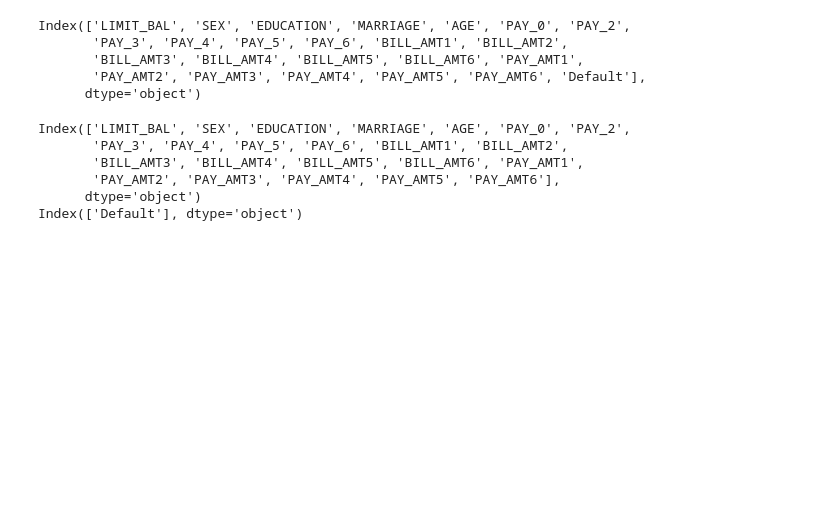
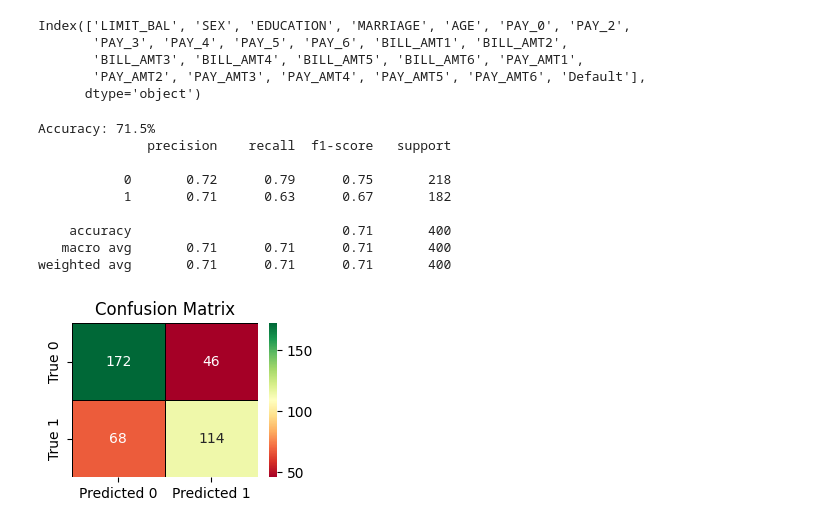
Before and after one commit to slash-aech/Machine-Learning-Starters, a Jupyter notebook: support vector machine.ipynb, the cells around one changed output. Cells and saved outputs as stored; diff of their text form; code cells hidden in the pictures; blank space fills up the shorter version.

```diff
--- a/support vector machine.ipynb
+++ b/support vector machine.ipynb
@@ -73,19 +74,41 @@ Index(['LIMIT_BAL', 'SEX', 'EDUCATION', 'MARRIAGE', 'AGE', 'PAY_0', 'PAY_2',
       dtype='object')
 # %%
 value = df_downsample.iloc[: , : -1];
-label = df_downsample.iloc[: , -1: ];
-print(value.columns)
-print(label.columns)
+label = df_downsample.iloc[: , -1: ].to_numpy().ravel();
-# %% [output]
-Index(['LIMIT_BAL', 'SEX', 'EDUCATION', 'MARRIAGE', 'AGE', 'PAY_0', 'PAY_2',
-       'PAY_3', 'PAY_4', 'PAY_5', 'PAY_6', 'BILL_AMT1', 'BILL_AMT2',
-       'BILL_AMT3', 'BILL_AMT4', 'BILL_AMT5', 'BILL_AMT6', 'PAY_AMT1',
-       'PAY_AMT2', 'PAY_AMT3', 'PAY_AMT4', 'PAY_AMT5', 'PAY_AMT6'],
-      dtype='object')
-Index(['Default'], dtype='object')
 # %%
 value_encode = pd.get_dummies(value, columns=['SEX', 'EDUCATION', 'MARRIAGE', 'AGE', 'PAY_0', 'PAY_2',
        'PAY_3', 'PAY_4', 'PAY_5', 'PAY_6'])
 # encode.head()
 # %%
 value_train, value_test, label_train, label_test = train_test_split(value_encode, label, test_size=0.2, random_state=2)
+# %%
+value_train = scale(value_train)
+value_test = scale(value_test)
+# %%
+model_svm = SVC()
+model_svm.fit(value_train, label_train)
+label_pred = model_svm.predict(value_test);
+# %%
+# The reports and confusion matrix
+accuracy = accuracy_score(label_test, label_pred)
+print(f'Accuracy: {accuracy*100}%')
+print(classification_report(label_test, label_pred))
+
+#making a heatmap for confusion matrix, looks better nothing else
+matrix = (confusion_matrix(label_test, label_pred))
+new_matrix = pd.DataFrame(matrix, index = ['True 0', 'True 1'], columns= ['Predicted 0', 'Predicted 1'])
+plt.figure(figsize=(3, 2))
+sns.heatmap(new_matrix, annot=True, fmt="d", cmap="RdYlGn", linewidths=.5, linecolor='black')
+plt.title('Confusion Matrix')
+plt.show()
+# %% [output]
+Accuracy: 71.5%
+              precision    recall  f1-score   support
+
+           0       0.72      0.79      0.75       218
+           1       0.71      0.63      0.67       182
+
+    accuracy                           0.71       400
+   macro avg       0.71      0.71      0.71       400
+weighted avg       0.71      0.71      0.71       400
+[figure, added]
```
Also changed, not shown: parts of 5 cells of this notebook.
